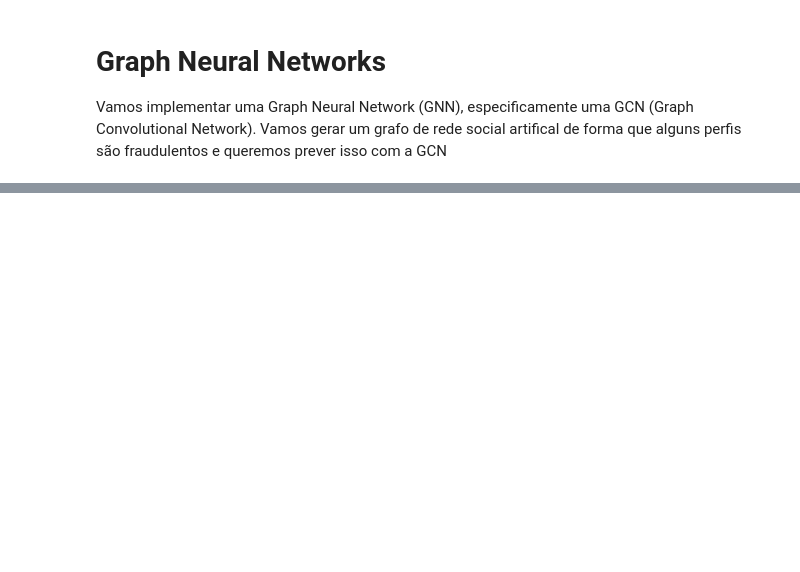
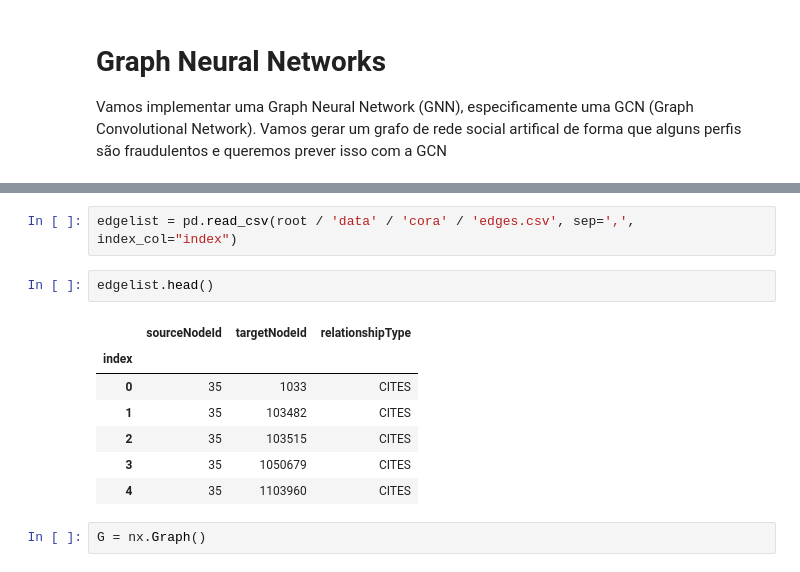
Before and after one commit to jaopredo/machine-learning, a Jupyter notebook: notebooks/graph/gcn.ipynb, the cells around one changed output, grey strips where cells are left out. Cells and saved outputs as stored; diff of their text form; blank space fills up the shorter version.

```diff
--- a/notebooks/graph/gcn.ipynb
+++ b/notebooks/graph/gcn.ipynb
@@ -496,0 +42,14 @@ mlp = MultilayerPerceptron(
+# %%
+edgelist = pd.read_csv(root / 'data' / 'cora' / 'edges.csv', sep=',', index_col="index")
+# %%
+edgelist.head()
+# %% [output]
+|  | sourceNodeId | targetNodeId | relationshipType |
+| index |  |  |  |
+| 0 | 35 | 1033 | CITES |
+| 1 | 35 | 103482 | CITES |
+| 2 | 35 | 103515 | CITES |
+| 3 | 35 | 1050679 | CITES |
+| 4 | 35 | 1103960 | CITES |
+# %%
+G = nx.Graph()
```
Also changed, not shown: parts of 29 cells of this notebook, 11 other files.
